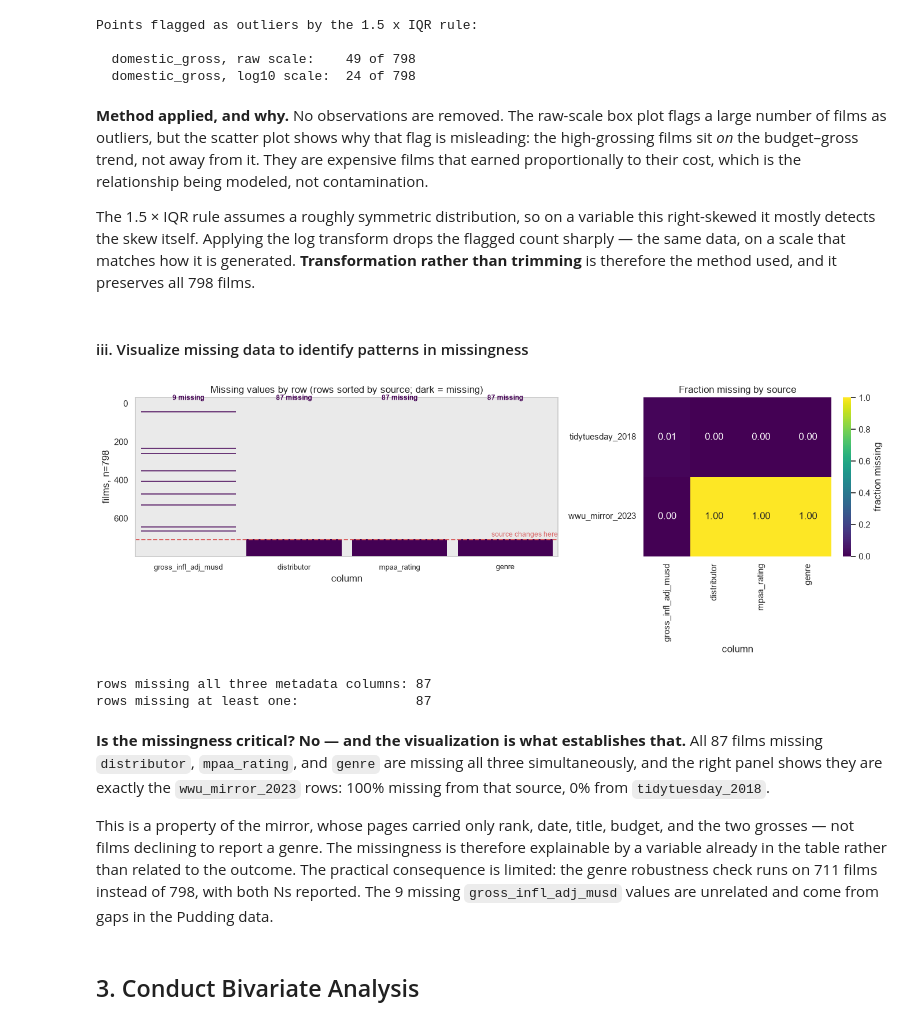
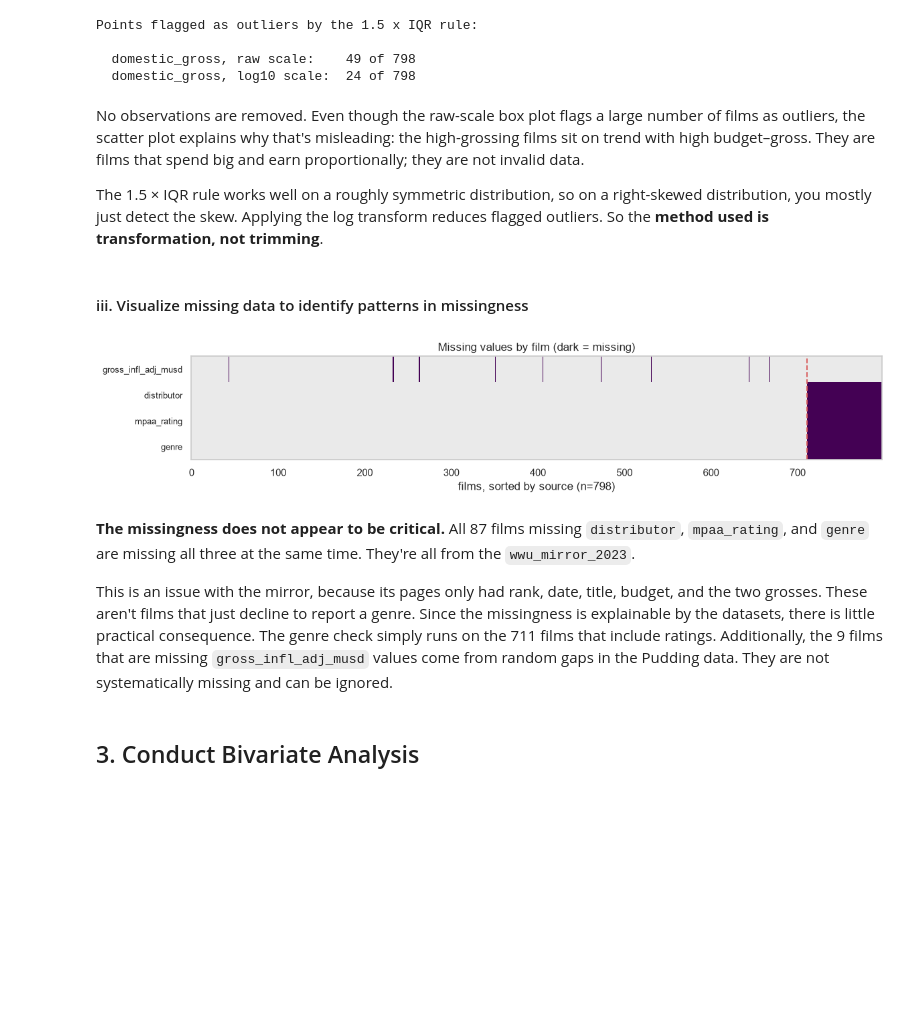
Before and after one commit to mckeeander/mckeeander.github.io, a Jupyter notebook: projects/bechdel/notebooks/DSC_530_FinalProject_McKee.ipynb, the cells around one changed output. Cells and saved outputs as stored; diff of their text form; code cells hidden in the pictures; blank space fills up the shorter version.

```diff
--- a/projects/bechdel/notebooks/DSC_530_FinalProject_McKee.ipynb
+++ b/projects/bechdel/notebooks/DSC_530_FinalProject_McKee.ipynb
@@ -514,80 +531,40 @@ Points flagged as outliers by the 1.5 x IQR rule:
   domestic_gross, raw scale:    49 of 798
   domestic_gross, log10 scale:  24 of 798
 # %% [markdown]
-**Method applied, and why.** No observations are removed. The raw-scale box plot
-flags a large number of films as outliers, but the scatter plot shows why that
-flag is misleading: the high-grossing films sit *on* the budget–gross trend, not
-away from it. They are expensive films that earned proportionally to their cost,
-which is the relationship being modeled, not contamination.
+No observations are removed. Even though the raw-scale box plot flags a large number of films as outliers, the scatter plot explains why that's misleading: the high-grossing films sit on trend with high budget–gross. They are films that spend big and earn proportionally; they are not invalid data.
 
-The 1.5 × IQR rule assumes a roughly symmetric distribution, so on a variable this
-right-skewed it mostly detects the skew itself. Applying the log transform drops
-the flagged count sharply — the same data, on a scale that matches how it is
-generated. **Transformation rather than trimming** is therefore the method used,
-and it preserves all 798 films.
+The 1.5 × IQR rule works well on a roughly symmetric distribution, so on a right-skewed distribution, you mostly just detect the skew. Applying the log transform reduces flagged outliers. So the **method used is transformation, not trimming**.
 # %% [markdown]
 #### iii. Visualize missing data to identify patterns in missingness
 # %%
 miss_cols = df.columns[df.isna().any()].tolist()
 ordered = df.sort_values("source").reset_index(drop=True)
 
-fig, axes = plt.subplots(1, 2, figsize=(14, 5), gridspec_kw={"width_ratios": [1.8, 1]})
+# Transposed so there are enough pixels for the range of films.
+missing_matrix = ordered[miss_cols].isna().to_numpy().T
 
-# Drawn with explicit hlines rather than sns.heatmap. At 798 rows a heatmap cell
-# is ~0.5 px tall, so isolated missing rows fall below one pixel and disappear
-# during rasterization -- only 3 of the 9 missing gross values would render.
-# hlines gives every missing row a guaranteed-visible line width.
-ax = axes[0]
-ax.set_facecolor("#eaeaea")
-for j, colname in enumerate(miss_cols):
-    rows_missing = np.flatnonzero(ordered[colname].isna().to_numpy())
-    ax.hlines(rows_missing, j - 0.45, j + 0.45, color="#440154", lw=1.1)
-    ax.text(j, -18, f"{len(rows_missing)} missing", ha="center", fontsize=8.5,
-            weight="bold", color="#440154")
+fig, ax = plt.subplots(figsize=(12, 2.6))
+ax.imshow(missing_matrix, aspect="auto", interpolation="nearest",
+          cmap=matplotlib.colors.ListedColormap(["#eaeaea", "#440154"]))
 
+# Draw red boundary line.
 boundary = int((ordered["source"] == "tidytuesday_2018").sum())
-ax.axhline(boundary, color="#d95f5f", lw=1.4, ls="--")
-ax.text(len(miss_cols) - 0.5, boundary - 8, "  source changes here",
-        color="#d95f5f", fontsize=8.5, va="bottom", ha="right")
+ax.axvline(boundary, color="#d95f5f", lw=1.4, ls="--")
 
-ax.set_xlim(-0.5, len(miss_cols) - 0.5)
-ax.set_ylim(len(ordered), -30)          # inverted: row 0 at the top
-ax.set_xticks(range(len(miss_cols)))
-ax.set_xticklabels(miss_cols, fontsize=9)
+ax.set_yticks(range(len(miss_cols)))
+ax.set_yticklabels(miss_cols, fontsize=9)
+ax.set_xlabel(f"films, sorted by source (n={len(df)})")
+ax.set_title("Missing values by film (dark = missing)")
 ax.grid(False)
-ax.set_title("Missing values by row (rows sorted by source; dark = missing)")
-ax.set_xlabel("column"); ax.set_ylabel(f"films, n={len(df)}")
-
-by_source = df.groupby("source")[miss_cols].apply(lambda g: g.isna().mean())
-sns.heatmap(by_source, annot=True, fmt=".2f", cmap="viridis", vmin=0, vmax=1,
-            ax=axes[1], cbar_kws={"label": "fraction missing"})
-axes[1].set_title("Fraction missing by source")
-axes[1].set_xlabel("column"); axes[1].set_ylabel("")
-axes[1].set_yticklabels(axes[1].get_yticklabels(), rotation=0)
 fig.tight_layout()
 fig.savefig(FIGS / "final_missingness.png", dpi=150)
 plt.show()
-
-m3 = df[["distributor", "mpaa_rating", "genre"]].isna()
-print(f"rows missing all three metadata columns: {m3.all(axis=1).sum()}")
-print(f"rows missing at least one:               {m3.any(axis=1).sum()}")
 # %% [output]
-[figure, old version]
+[figure, new version]
-rows missing all three metadata columns: 87
-rows missing at least one:               87
 # %% [markdown]
-**Is the missingness critical? No — and the visualization is what establishes
-that.** All 87 films missing `distributor`, `mpaa_rating`, and `genre` are missing
-all three simultaneously, and the right panel shows they are exactly the
-`wwu_mirror_2023` rows: 100% missing from that source, 0% from `tidytuesday_2018`.
+**The missingness does not appear to be critical.** All 87 films missing `distributor`, `mpaa_rating`, and `genre` are missing all three at the same time. They're all from the `wwu_mirror_2023`.
 
-This is a property of the mirror, whose pages carried only rank, date, title,
-budget, and the two grosses — not films declining to report a genre. The
-missingness is therefore explainable by a variable already in the table rather
-than related to the outcome. The practical consequence is limited: the genre
-robustness check runs on 711 films instead of 798, with both Ns reported. The 9
-missing `gross_infl_adj_musd` values are unrelated and come from gaps in the
-Pudding data.
+This is an issue with the mirror, because its pages only had rank, date, title, budget, and the two grosses. These aren't films that just decline to report a genre. Since the missingness is explainable by the datasets, there is little practical consequence. The genre check simply runs on the 711 films that include ratings. Additionally, the 9 films that are missing `gross_infl_adj_musd` values come from random gaps in the Pudding data. They are not systematically missing and can be ignored.
 # %% [markdown]
 ## 3. Conduct Bivariate Analysis
 # %% [markdown]
```
Also changed, not shown: parts of 79 cells of this notebook, 6 other files.
